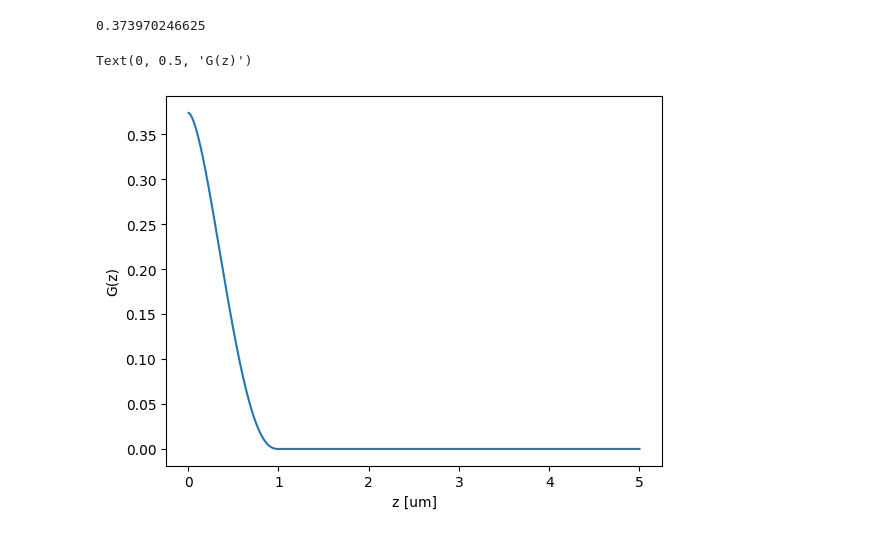
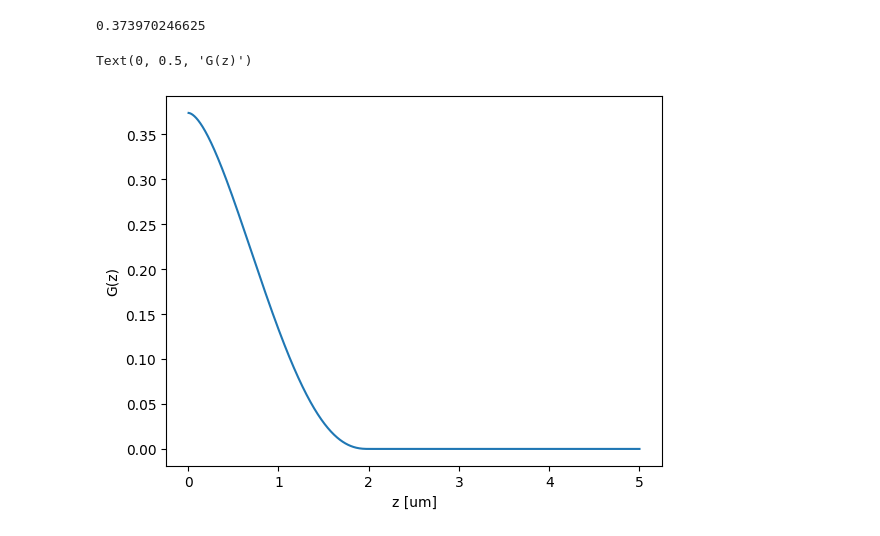
Before and after one commit to McStasMcXtrace/semsans, a Jupyter notebook: analytical-R.ipynb, the cells around one changed output. Saved outputs shown, nothing was run; the diff lists cells and outputs as text; code cells hidden in the pictures.

```diff
--- a/analytical-R.ipynb
+++ b/analytical-R.ipynb
@@ -39,12 +39,12 @@ def G(xi):
     return s_t * G_0(xi)
 # %%
 z = np.linspace(0,5 * R,1000)
-xi = 2 * z / R
+xi = z / R
 G_xi = G(xi)
 
 plt.plot(z*1e6,G_xi)
 plt.xlabel('z [um]')
 plt.ylabel('G(z)')
 # %% [output]
 Text(0, 0.5, 'G(z)')
-[figure, old version]
+[figure, new version]
```
Also changed, not shown: parts of 1 cell of this notebook.
